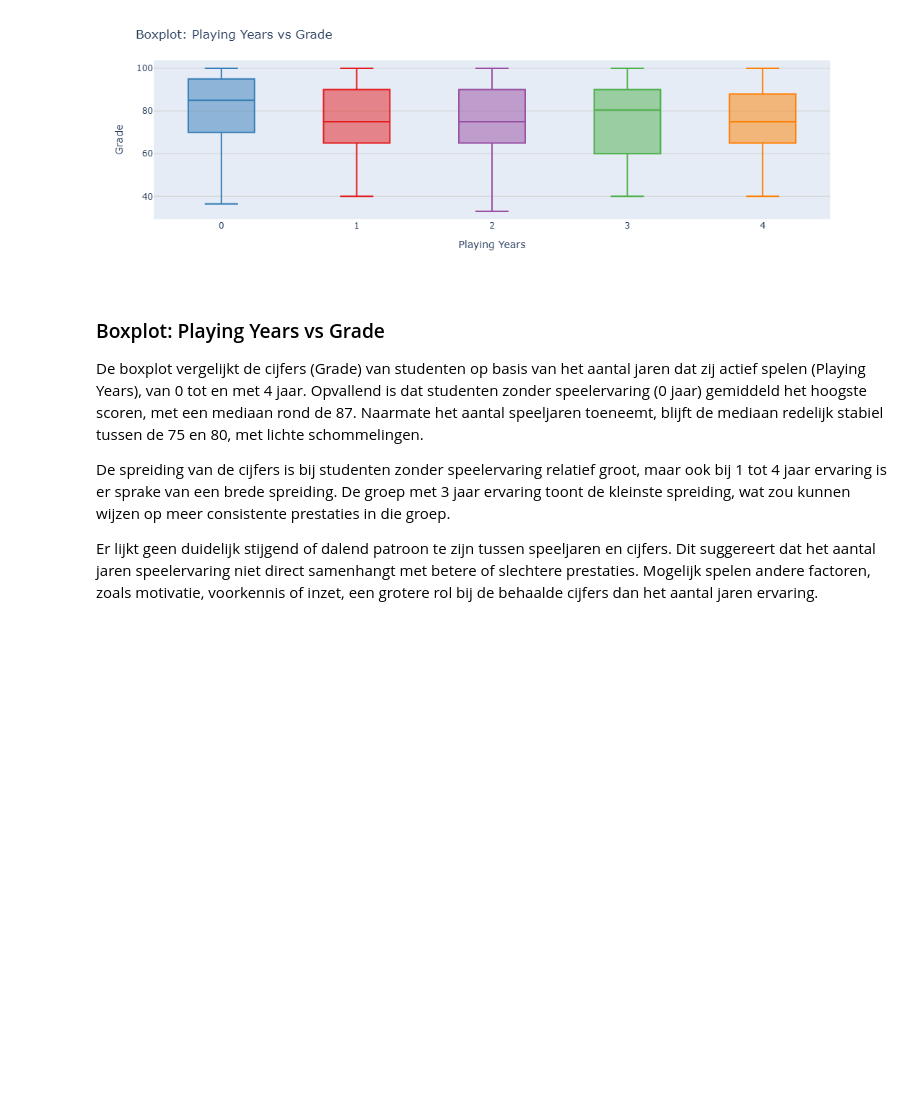
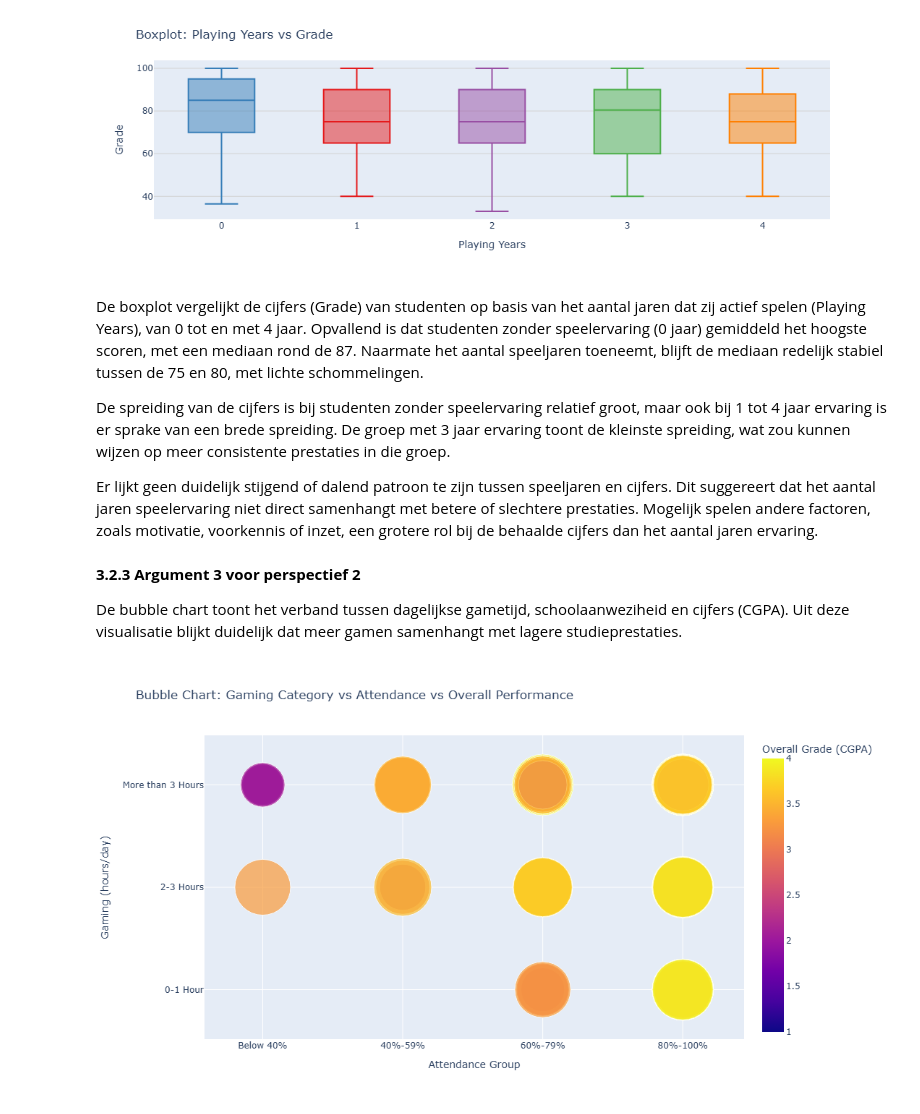
Before and after one commit to EfeKarataz/Information-Visualization-Group-7, a Jupyter notebook: Project/InfoVis_Drafts.ipynb, the cells around one changed output. Saved outputs shown, nothing was run; the diff lists cells and outputs as text; code cells hidden in the pictures; blank space fills up the shorter version.

```diff
--- a/Project/InfoVis_Drafts.ipynb
+++ b/Project/InfoVis_Drafts.ipynb
@@ -179,9 +259,52 @@ fig.show()
 # %% [output]
 [figure]
 # %% [markdown]
-### Boxplot: Playing Years vs Grade
 De boxplot vergelijkt de cijfers (Grade) van studenten op basis van het aantal jaren dat zij actief spelen (Playing Years), van 0 tot en met 4 jaar. Opvallend is dat studenten zonder speelervaring (0 jaar) gemiddeld het hoogste scoren, met een mediaan rond de 87. Naarmate het aantal speeljaren toeneemt, blijft de mediaan redelijk stabiel tussen de 75 en 80, met lichte schommelingen.
 
 De spreiding van de cijfers is bij studenten zonder speelervaring relatief groot, maar ook bij 1 tot 4 jaar ervaring is er sprake van een brede spreiding. De groep met 3 jaar ervaring toont de kleinste spreiding, wat zou kunnen wijzen op meer consistente prestaties in die groep.
 
 Er lijkt geen duidelijk stijgend of dalend patroon te zijn tussen speeljaren en cijfers. Dit suggereert dat het aantal jaren speelervaring niet direct samenhangt met betere of slechtere prestaties. Mogelijk spelen andere factoren, zoals motivatie, voorkennis of inzet, een grotere rol bij de behaalde cijfers dan het aantal jaren ervaring.
+# %% [markdown]
+**3.2.3 Argument 3 voor perspectief 2**
+
+De bubble chart toont het verband tussen dagelijkse gametijd, schoolaanweziheid en cijfers (CGPA). Uit deze visualisatie blijkt duidelijk dat meer gamen samenhangt met lagere studieprestaties.
+# %%
+df = pd.read_csv("ResearchInformation3.csv")
+
+# Filter relevante kolommen en verwijder missende waarden
+df_clean = df[["Gaming", "Attendance", "Overall"]].dropna().copy()
+
+# Omgekeerde logische volgorde voor 'Gaming' (hoogste bovenaan)
+gaming_order = ["More than 3 Hours", "2-3 Hours", "0-1 Hour"]
+df_clean = df_clean[df_clean["Gaming"].isin(gaming_order)]
+df_clean["Gaming"] = pd.Categorical(df_clean["Gaming"], categories=gaming_order, ordered=True)
+
+# Gewenste volgorde voor 'Attendance'
+attendance_order = ["Below 40%", "40%-59%", "60%-79%", "80%-100%"]
+df_clean = df_clean[df_clean["Attendance"].isin(attendance_order)]
+df_clean["Attendance"] = pd.Categorical(df_clean["Attendance"], categories=attendance_order, ordered=True)
+
+# Bubble chart aanmaken
+fig = px.scatter(
+    df_clean,
+    x="Attendance",
+    y="Gaming",
+    size="Overall",
+    color="Overall",
+    title="Bubble Chart: Gaming Category vs Attendance vs Overall Performance",
+    labels={
+        "Attendance": "Attendance Group",
+        "Gaming": "Gaming (hours/day)",
+        "Overall": "Overall Grade (CGPA)"
+    },
+    category_orders={
+        "Attendance": attendance_order,
+        "Gaming": gaming_order
+    },
+    size_max=60,
+    height= 600
+)
+
+fig.show()
+# %% [output]
+[figure, added]
```
Also changed, not shown: parts of 7 cells of this notebook.
